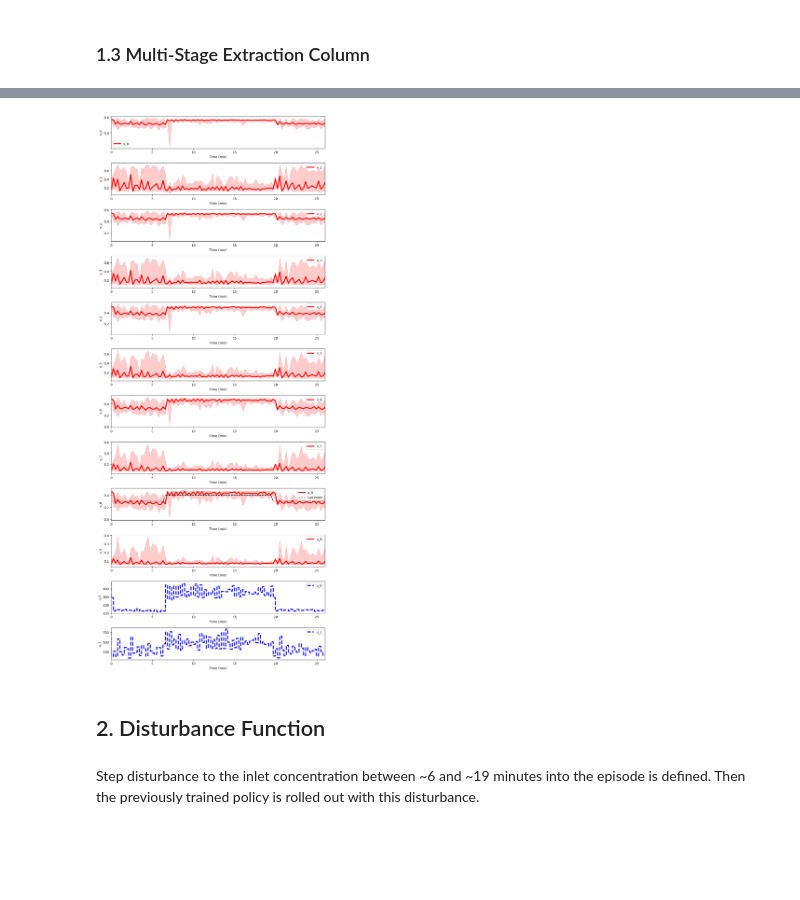
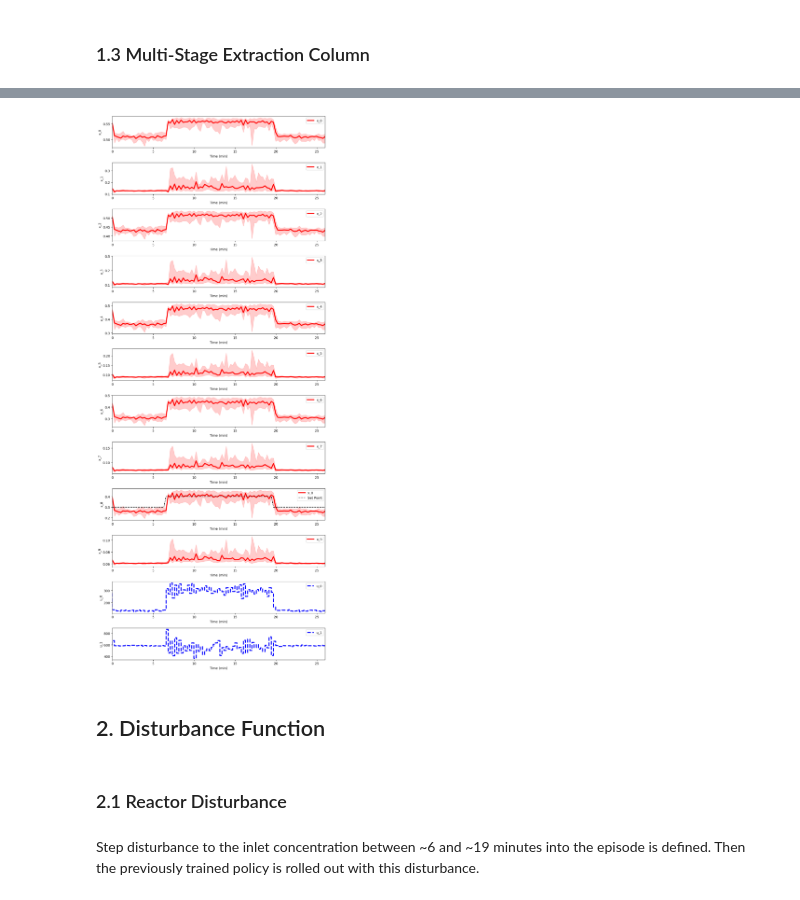
Before and after one commit to MaximilianB2/pc-gym, a Jupyter notebook: pc-gym/pc_gym showcase (PPO).ipynb, the cells around one changed output, grey strips where cells are left out. Cells and saved outputs as stored; diff of their text form; code cells hidden in the pictures; blank space fills up the shorter version.

```diff
--- a/pc-gym/pc_gym showcase (PPO).ipynb
+++ b/pc-gym/pc_gym showcase (PPO).ipynb
@@ -79,3 +85,5 @@ Wrapping the env in a DummyVecEnv.
+# %%
+initial_policy = SAC.load("SAC_cstr")
 # %% [markdown]
 Rollout and plot the trained policy
 # %%
@@ -153,7 +225,7 @@ observation_space = {
 r_scale = {
     '8': 1
 }
-env_params = {
+env_params_ms = {
     'Nx': 10,
     'N': nsteps,
     'tsim':T,
@@ -168,8 +240,10 @@ env_params = {
     'normalise_a': True, #Normalise the actions
     'normalise_o':True, #Normalise the states,
     'noise':False, #Add noise to the states
-    'noise_percentage':0.001
+    'noise_percentage':0.001,
+    'integration_method': 'casadi'
 }
-multistage_env = Models_env(env_params)
+multistage_env = Models_env(env_params_ms)
 # %%
-initial_policy = SAC('MlpPolicy', multistage_env, verbose=1,learning_rate=0.001).learn(1e4)
+ms_policy = SAC.load("SAC_multistage")
+#ms_policy = SAC('MlpPolicy', multistage_env, verbose=1,learning_rate=0.001).learn(1e4)
@@ -194,9 +250,11 @@ Wrapping the env in a DummyVecEnv.
 # %%
-multistage_env.plot_rollout(initial_policy,10)
+multistage_env.plot_rollout(ms_policy,10)
 # %% [output]
-[figure, old version]
+[figure, new version]
 # %% [markdown]
 ## 2. Disturbance Function
+# %% [markdown]
+### 2.1 Reactor Disturbance
 # %% [markdown]
 Step disturbance to the inlet concentration between ~6 and ~19 minutes into the episode is defined. Then the previously trained policy is rolled out with this disturbance.
 # %%
```
Also changed, not shown: parts of 15 cells of this notebook, 7 other files.
